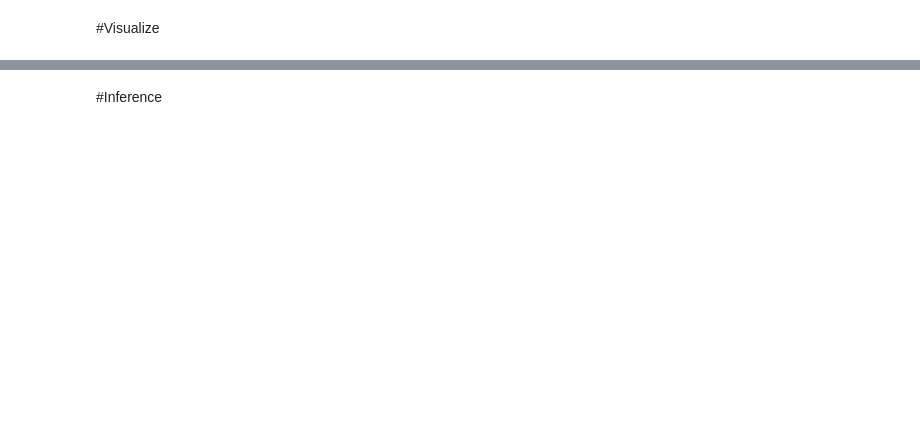
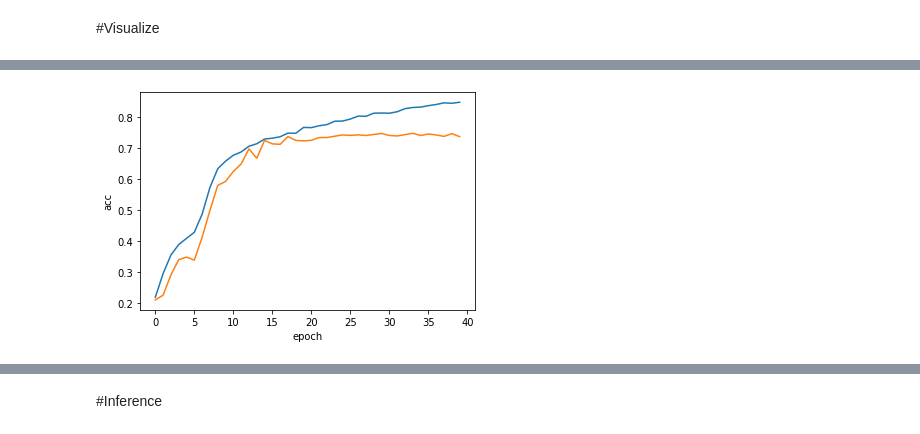
Before and after one commit to namlv97/biLSTM-vietnamese-uit-student-feedbacks, a Jupyter notebook: biLSTM_Vietnamese_uit_student_feedbacks.ipynb, the cells around one changed output, grey strips where cells are left out. Saved outputs shown, nothing was run; the diff lists cells and outputs as text; code cells hidden in the pictures; blank space fills up the shorter version.

```diff
--- a/biLSTM_Vietnamese_uit_student_feedbacks.ipynb
+++ b/biLSTM_Vietnamese_uit_student_feedbacks.ipynb
@@ -664,0 +669,4 @@ def visualizer(x,y,y_label):
+# %%
+visualizer(train_accs,valid_accs,'acc')
+# %% [output]
+[figure, added]
```
Also changed, not shown: parts of 25 cells of this notebook.
